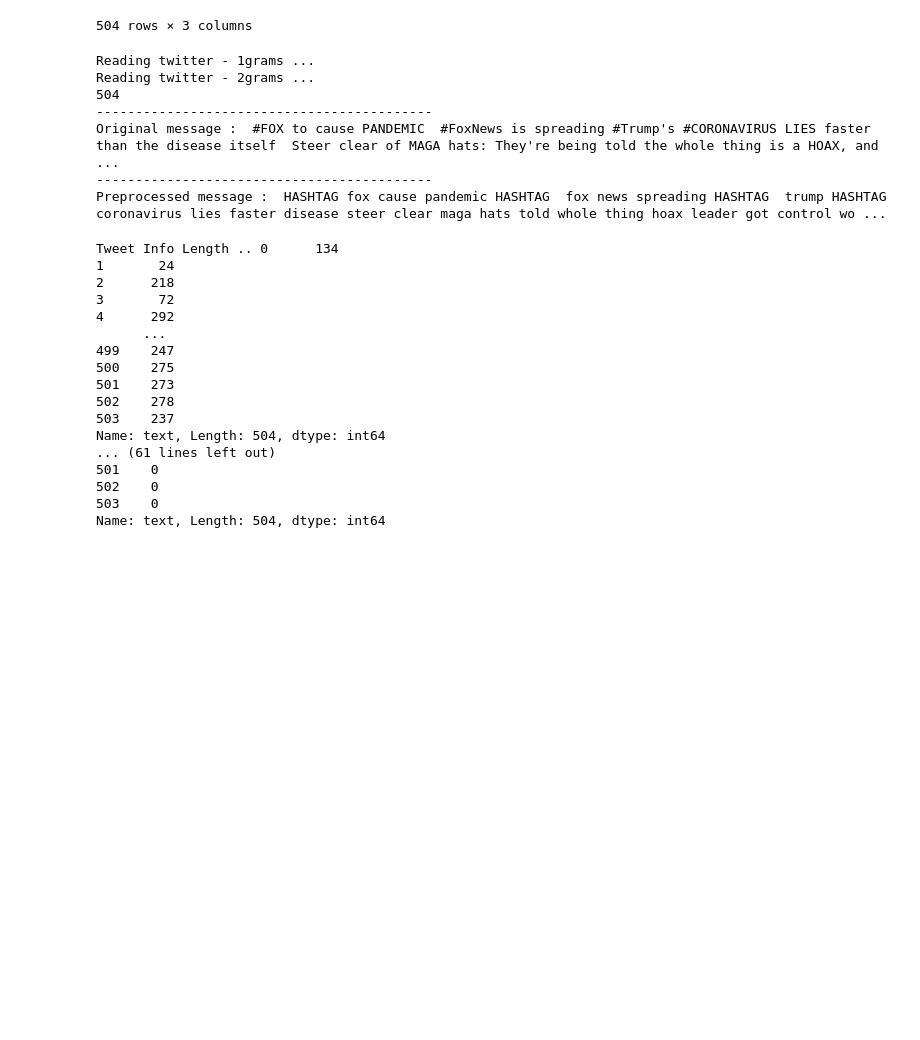
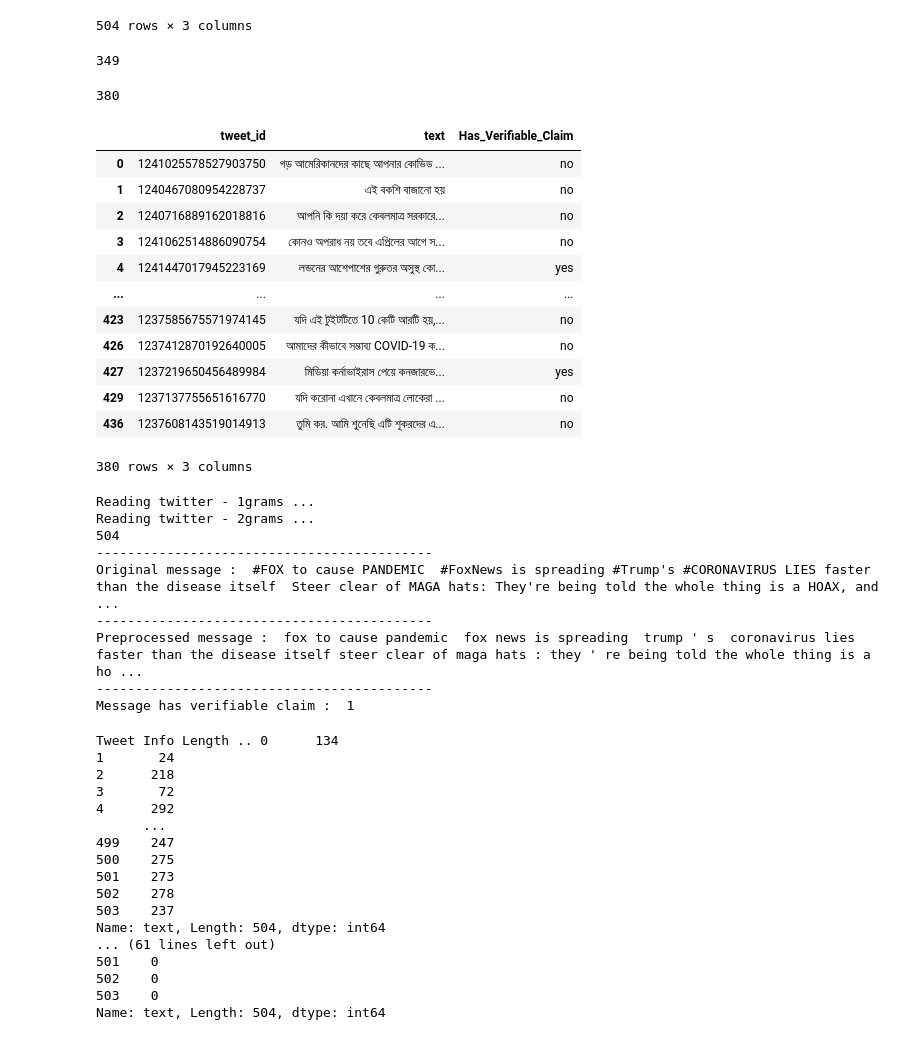
Before and after one commit to DebanjanaKar/Covid19_FakeNews_Detection, a Jupyter notebook: preprocess_data.ipynb, the cells around one changed output. Saved outputs shown, nothing was run; the diff lists cells and outputs as text; code cells hidden in the pictures; blank space fills up the shorter version.

Commit message:
Updating preprocessing script

```diff
--- a/preprocess_data.ipynb
+++ b/preprocess_data.ipynb
@@ -23 +37,29 @@ df
+# %%
+df_hindi_mod = df_hindi.copy()
+df_hindi_mod = df_hindi_mod.drop(idx_drop_hi)
+print(len(df_hindi_mod))
+# %% [output]
+349
+# %%
+df_bangla_mod = df_bangla.copy()
+df_bangla_mod = df_bangla_mod.drop(idx_drop_bn)
+print(len(df_bangla_mod))
+# %% [output]
+380
+# %%
+df_bangla_mod
+# %% [output]
+|  | tweet_id | text | Has_Verifiable_Claim |
+| 0 | 1241025578527903750 | গড় আমেরিকানদের কাছে আপনার কোভিড ... | no |
+| 1 | 1240467080954228737 | এই বকশি বাজানো হয় | no |
+| 2 | 1240716889162018816 | আপনি কি দয়া করে কেবলমাত্র সরকারে... | no |
+| 3 | 1241062514886090754 | কোনও অপরাধ নয় তবে এপ্রিলের আগে স... | no |
+| 4 | 1241447017945223169 | লন্ডনের আশেপাশের গুরুতর অসুস্থ কো... | yes |
+| ... | ... | ... | ... |
+| 423 | 1237585675571974145 | যদি এই টুইটটিতে 10 কেটি আরটি হয়,... | no |
+| 426 | 1237412870192640005 | আমাদের কীভাবে সম্ভাব্য COVID-19 ক... | no |
+| 427 | 1237219650456489984 | মিডিয়া কর্নাভাইরাস পেয়ে কনজারভে... | yes |
+| 429 | 1237137755651616770 | যদি করোনা এখানে কেবলমাত্র লোকেরা ... | no |
+| 436 | 1237608143519014913 | তুমি কর. আমি শুনেছি এটি শূকরদের এ... | no |
+380 rows × 3 columns
 # %%
@@ -101,6 +129,7 @@ def preprocess(df):
 
     return tweets
 # %%
+#preprocessing English tweets
 tweets = preprocess(df)
 #length of tweets
 print(len(tweets['text']))
@@ -110,6 +139,9 @@ print('Original message : ', df.iloc[502]['text'] )
 print('-------------------------------------------')
 #preprocessed text
 print('Preprocessed message : ', tweets['text'][502])
+print('-------------------------------------------')
+#preprocessed text
+print('Message has verifiable claim : ', tweets['labels'][502])
 # %% [output]
 Reading twitter - 1grams ...
 Reading twitter - 2grams ...
@@ -117,5 +149,7 @@ Reading twitter - 2grams ...
 -------------------------------------------
 Original message :  #FOX to cause PANDEMIC  #FoxNews is spreading #Trump's #CORONAVIRUS LIES faster than the disease itself  Steer clear of MAGA hats: They're being told the whole thing is a HOAX, and ...
 -------------------------------------------
-Preprocessed message :  HASHTAG fox cause pandemic HASHTAG  fox news spreading HASHTAG  trump HASHTAG  coronavirus lies faster disease steer clear maga hats told whole thing hoax leader got control wo ...
+Preprocessed message :  fox to cause pandemic  fox news is spreading  trump ' s  coronavirus lies faster than the disease itself steer clear of maga hats : they ' re being told the whole thing is a ho ...
+-------------------------------------------
+Message has verifiable claim :  1
 # %%
```
Also changed, not shown: parts of 12 cells of this notebook.
